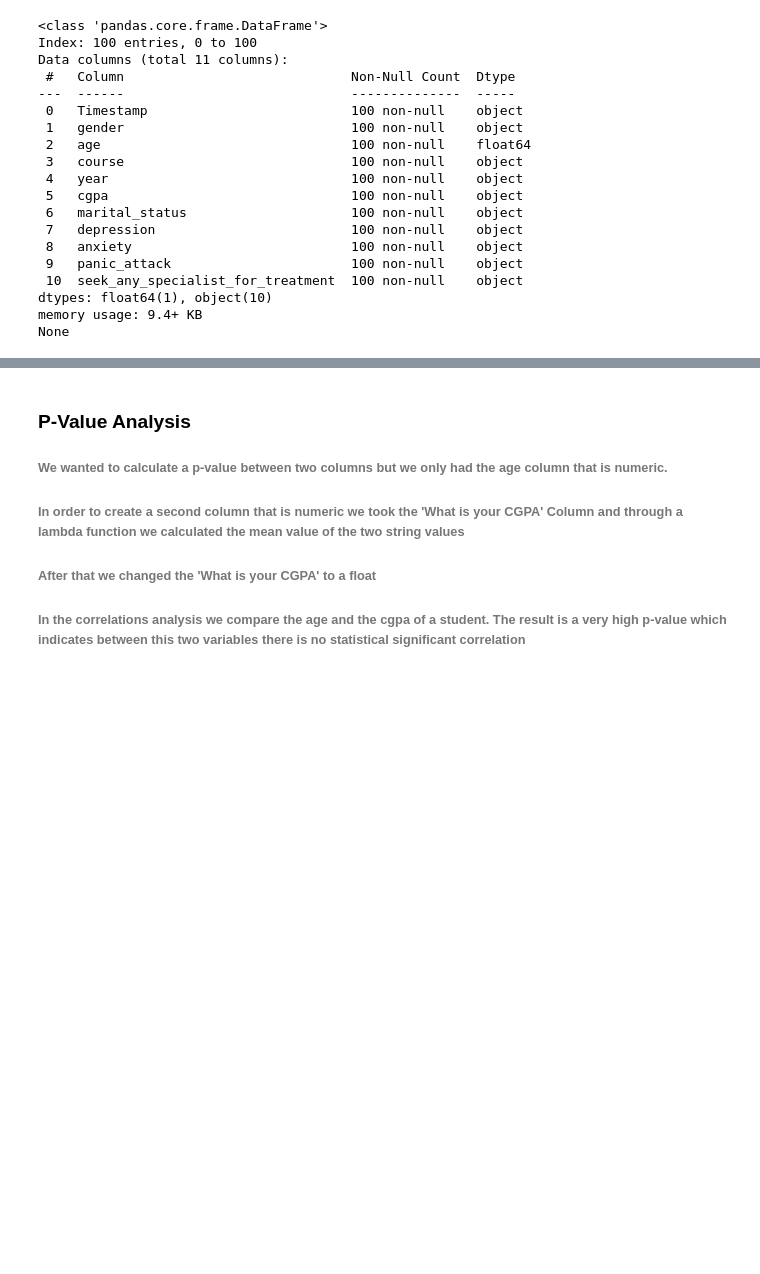
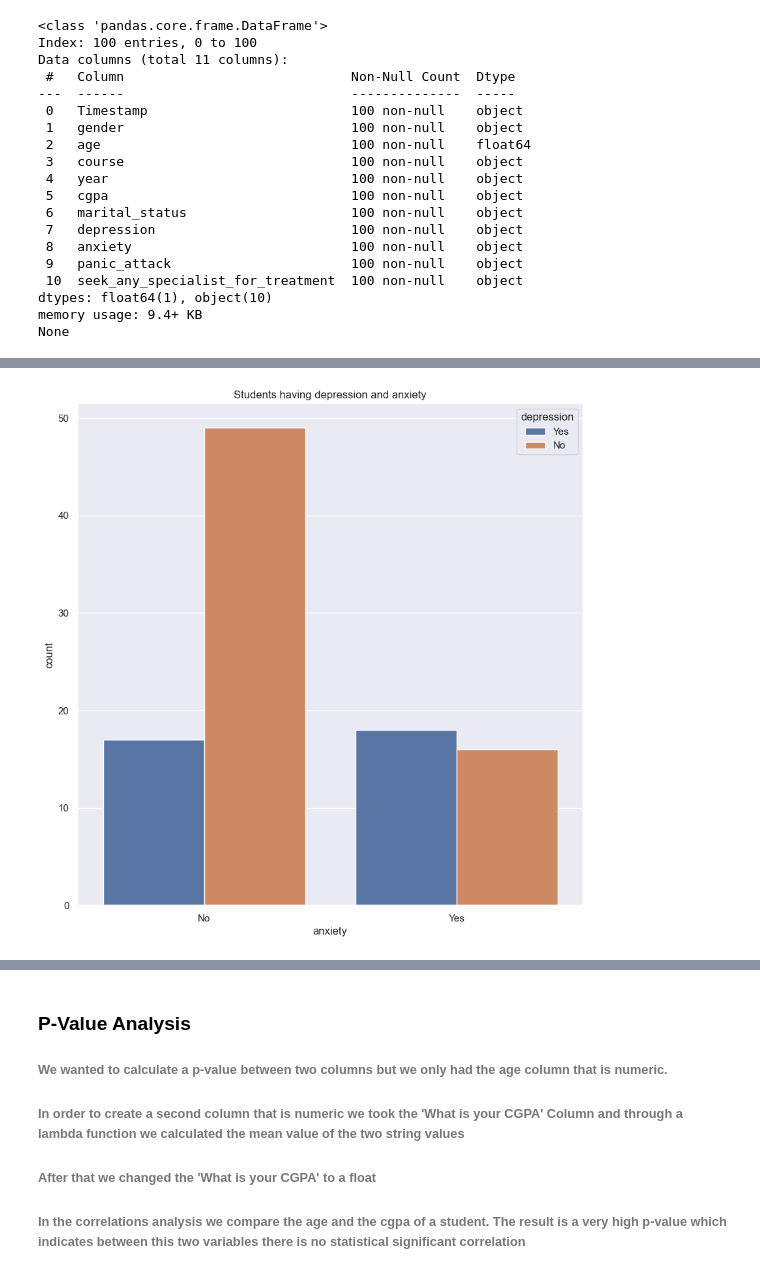
Before and after one commit to sukhnaazsingh/studentMentalHealth, a Jupyter notebook: analyse.ipynb, the cells around one changed output, grey strips where cells are left out. Drawn from its saved outputs; the diff is of its cells as text; code cells hidden in the pictures; blank space fills up the shorter version.

```diff
--- a/analyse.ipynb
+++ b/analyse.ipynb
@@ -149,8 +202,10 @@ plt.title("Students studyig in particular year");
 # %%
 plt.figure(figsize=(10, 10))
 sns.countplot(data=df, x='anxiety', hue='depression')
-plt.title("Students studyig in particular year");
+plt.title("Students having depression and anxiety")
 plt.show()
+# %% [output]
+[figure, added]
 # %%
 plt.figure(figsize=(10, 10))
 sns.set_theme(style="darkgrid")
```
Also changed, not shown: parts of 18 cells of this notebook, 3 other files.
